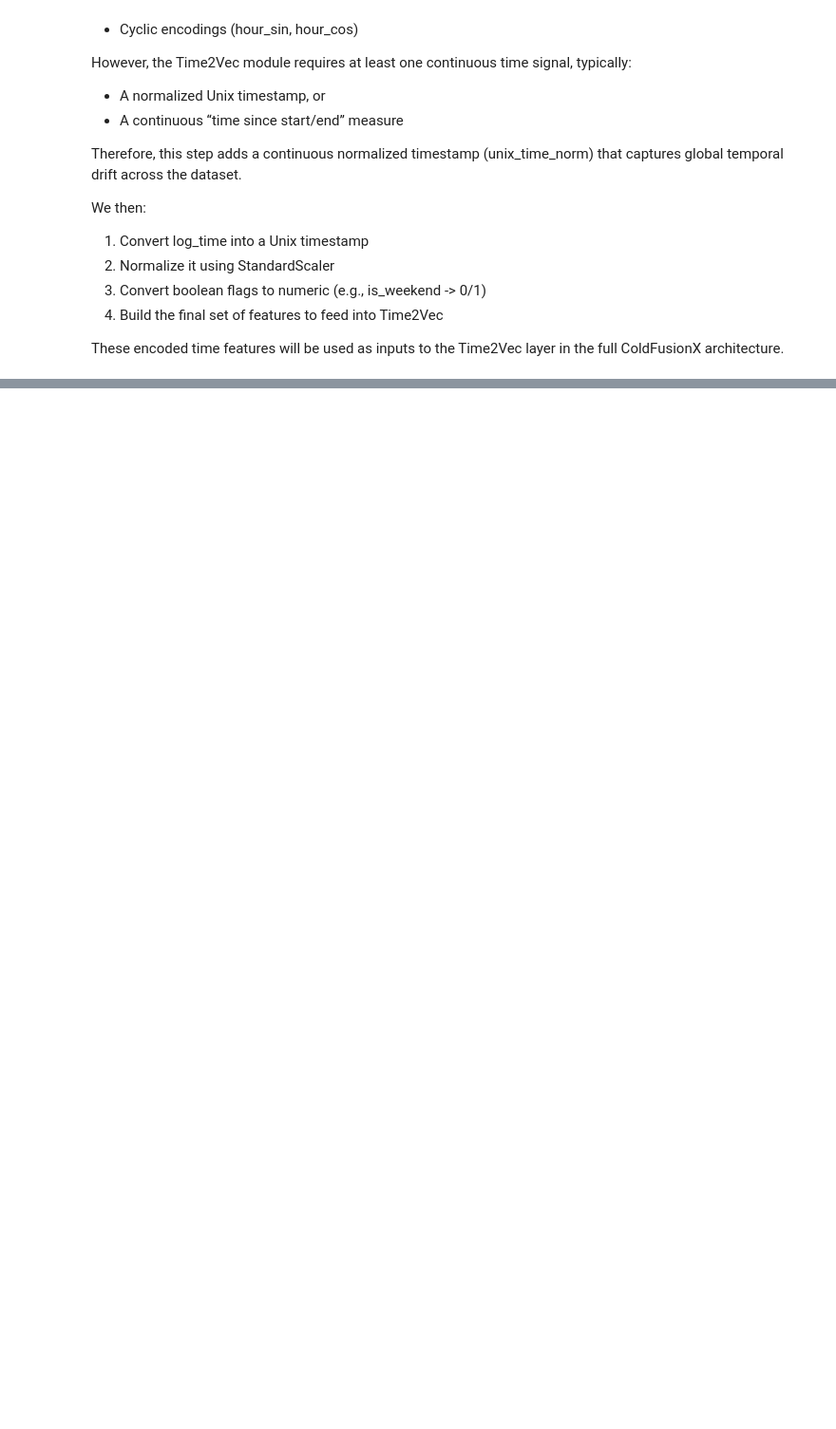
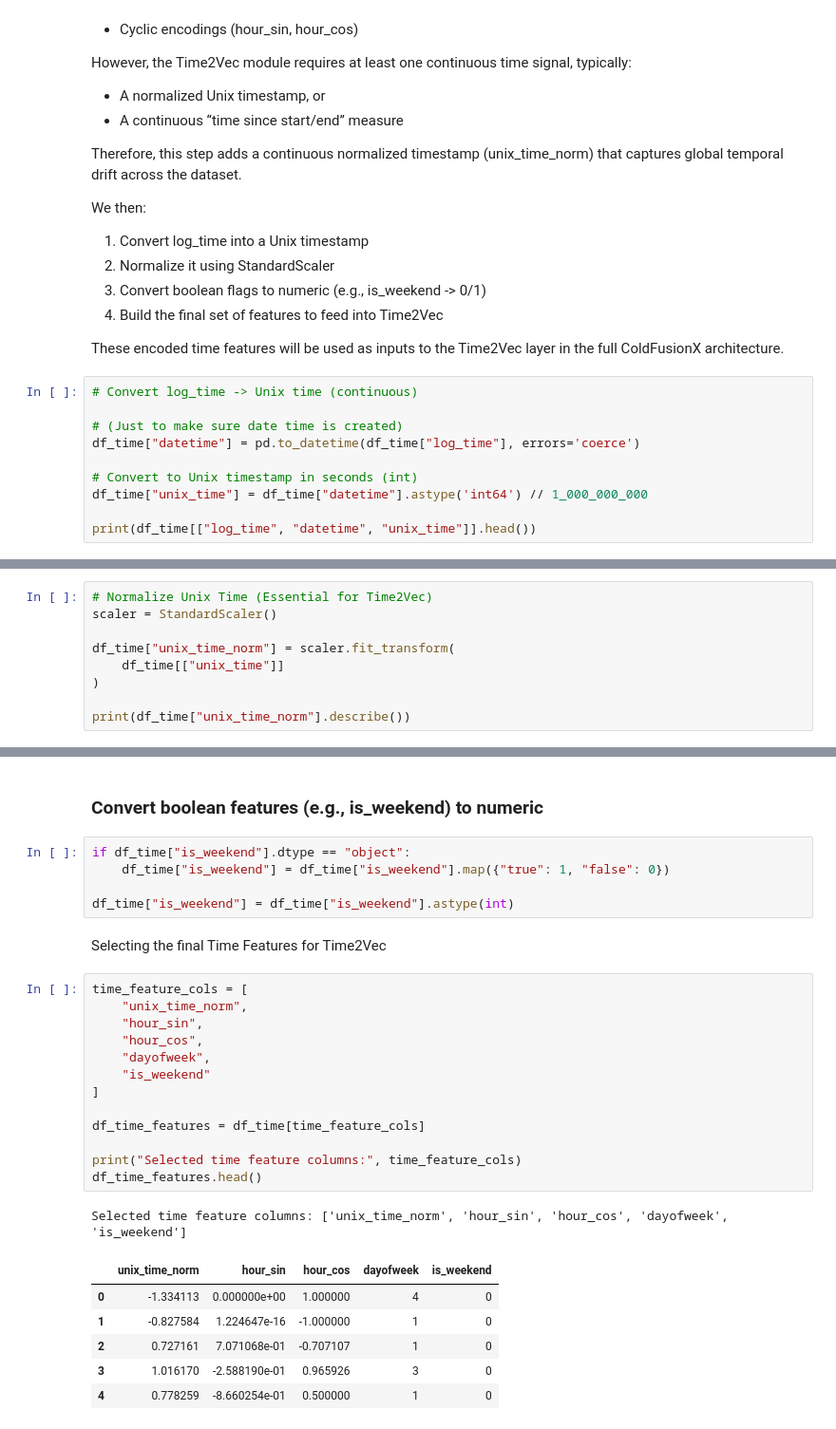
Before and after one commit to sheebaboy33/ColdFusionX, a Jupyter notebook: notebooks/05_time_encoder.ipynb, the cells around one changed output, grey strips where cells are left out. Shown: that part at 95% size. Drawn from its saved outputs; the diff is of its cells as text; blank space fills up the shorter version.

Commit message:
encoding: text block introducing the Time2Vec encoder

```diff
--- a/notebooks/05_time_encoder.ipynb
+++ b/notebooks/05_time_encoder.ipynb
@@ -130,3 +130,13 @@ We then:
 4.   Build the final set of features to feed into Time2Vec
 
 These encoded time features will be used as inputs to the Time2Vec layer in the full ColdFusionX architecture.
+# %%
+# Convert log_time -> Unix time (continuous)
+
+# (Just to make sure date time is created)
+df_time["datetime"] = pd.to_datetime(df_time["log_time"], errors='coerce')
+
+# Convert to Unix timestamp in seconds (int)
+df_time["unix_time"] = df_time["datetime"].astype('int64') // 1_000_000_000
+
+print(df_time[["log_time", "datetime", "unix_time"]].head())
@@ -132,0 +150,9 @@ These encoded time features will be used as inputs to the Time2Vec layer in the
+# %%
+# Normalize Unix Time (Essential for Time2Vec)
+scaler = StandardScaler()
+
+df_time["unix_time_norm"] = scaler.fit_transform(
+    df_time[["unix_time"]]
+)
+
+print(df_time["unix_time_norm"].describe())
@@ -132,0 +183,30 @@ These encoded time features will be used as inputs to the Time2Vec layer in the
+# %% [markdown]
+### Convert boolean features (e.g., is_weekend) to numeric
+# %%
+if df_time["is_weekend"].dtype == "object":
+    df_time["is_weekend"] = df_time["is_weekend"].map({"true": 1, "false": 0})
+
+df_time["is_weekend"] = df_time["is_weekend"].astype(int)
+# %% [markdown]
+Selecting the final Time Features for Time2Vec
+# %%
+time_feature_cols = [
+    "unix_time_norm",
+    "hour_sin",
+    "hour_cos",
+    "dayofweek",
+    "is_weekend"
+]
+
+df_time_features = df_time[time_feature_cols]
+
+print("Selected time feature columns:", time_feature_cols)
+df_time_features.head()
+# %% [output]
+Selected time feature columns: ['unix_time_norm', 'hour_sin', 'hour_cos', 'dayofweek', 'is_weekend']
+|  | unix_time_norm | hour_sin | hour_cos | dayofweek | is_weekend |
+| 0 | -1.334113 | 0.000000e+00 | 1.000000 | 4 | 0 |
+| 1 | -0.827584 | 1.224647e-16 | -1.000000 | 1 | 0 |
+| 2 | 0.727161 | 7.071068e-01 | -0.707107 | 1 | 0 |
+| 3 | 1.016170 | -2.588190e-01 | 0.965926 | 3 | 0 |
+| 4 | 0.778259 | -8.660254e-01 | 0.500000 | 1 | 0 |
```
Also changed, not shown: parts of 11 cells of this notebook.
